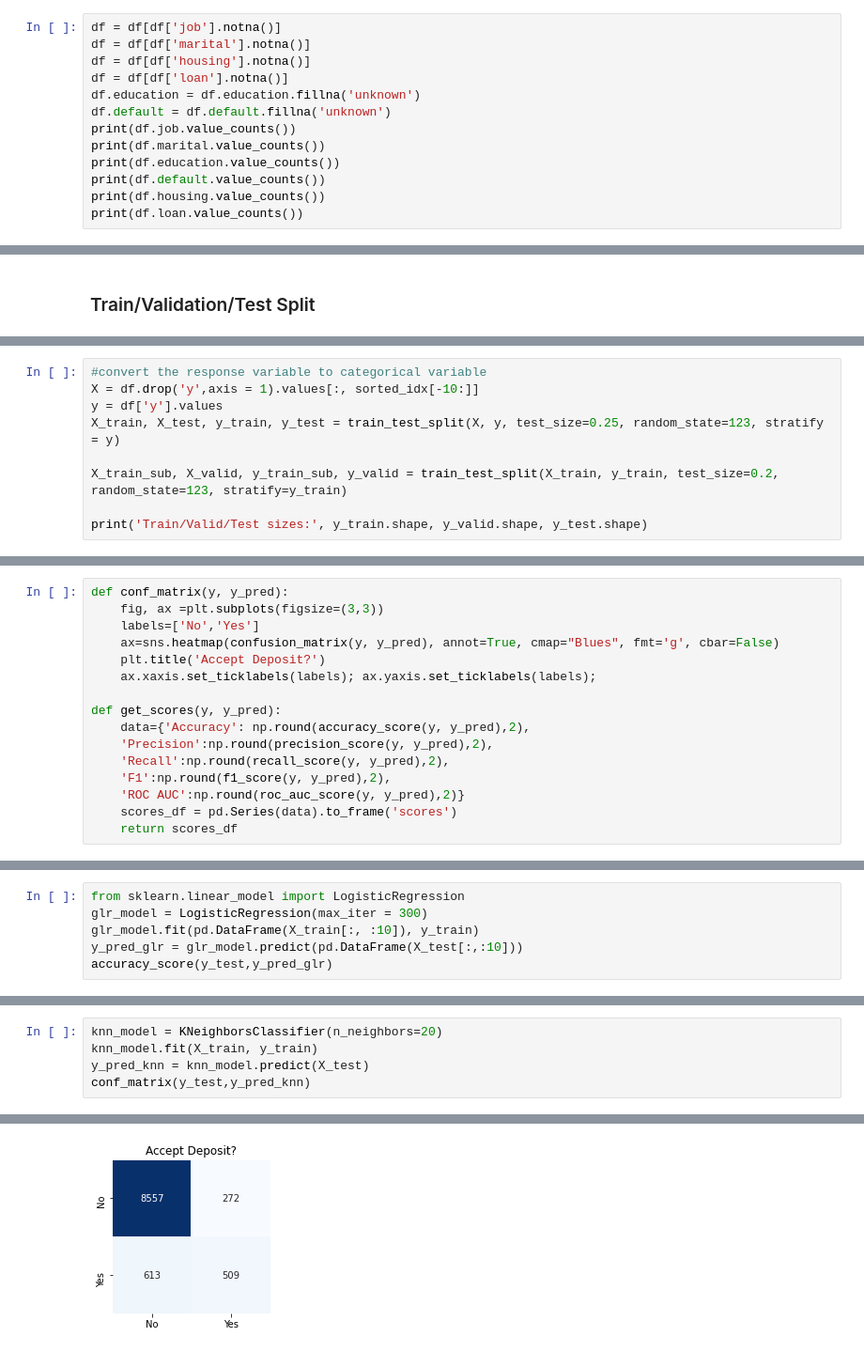
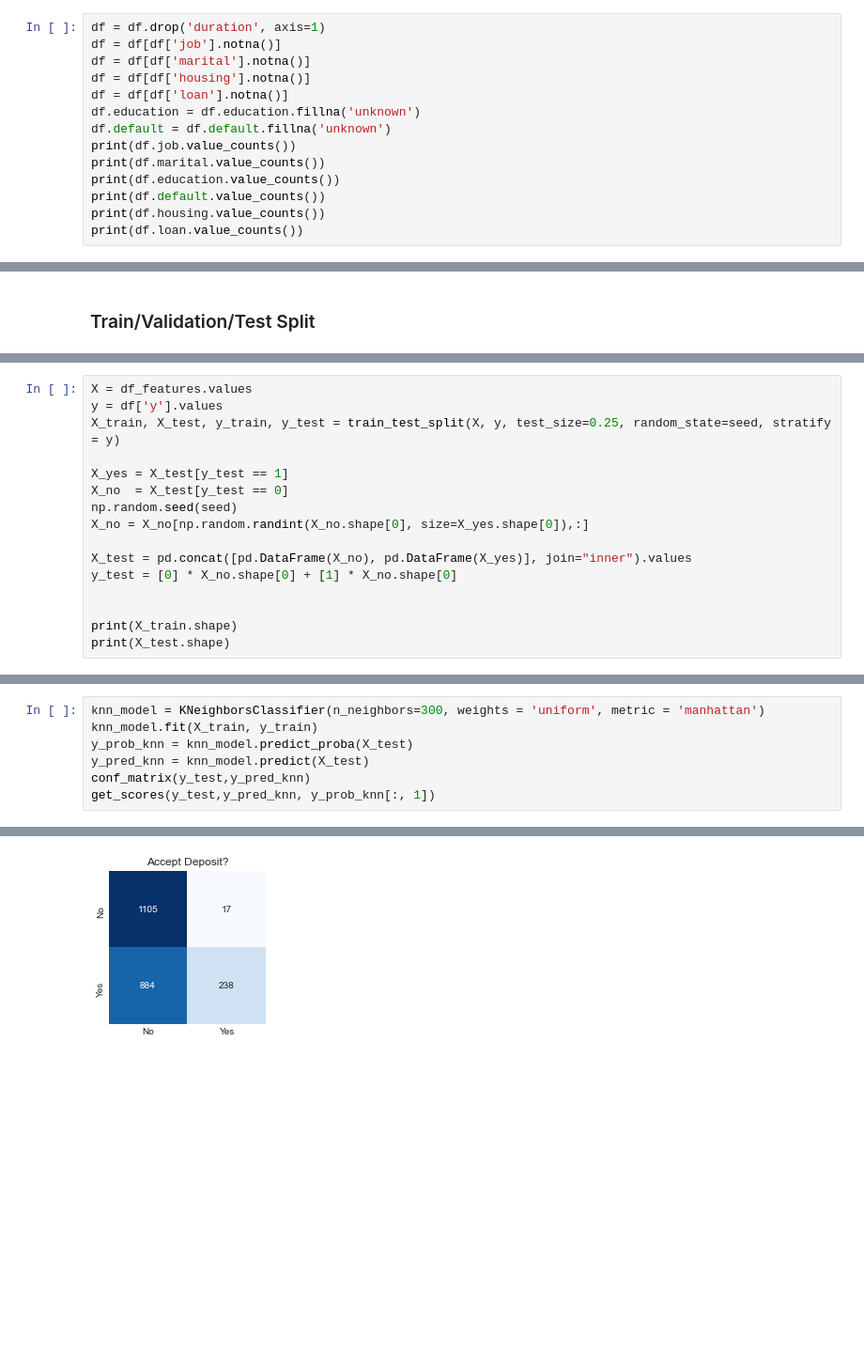
Before and after one commit to Zhaoxing-Wu/UW-Madison-FA21-STAT451, a Jupyter notebook: project.ipynb, the cells around one changed output, grey strips where cells are left out. Shown at 94% size. Saved outputs shown, nothing was run; the diff lists cells and outputs as text; blank space fills up the shorter version.

```diff
--- a/project.ipynb
+++ b/project.ipynb
@@ -89,4 +162,5 @@ max        1.400000       94.767000     -26.900000      5.045000   5228.100000
 # %%
+df = df.drop('duration', axis=1)
 df = df[df['job'].notna()]
 df = df[df['marital'].notna()]
 df = df[df['housing'].notna()]
@@ -206,10 +467,17 @@ Text(0.5, 0, 'rf Feature Importance')
 # %%
-#convert the response variable to categorical variable
-X = df.drop('y',axis = 1).values[:, sorted_idx[-10:]]
+X = df_features.values
 y = df['y'].values
-X_train, X_test, y_train, y_test = train_test_split(X, y, test_size=0.25, random_state=123, stratify = y)
+X_train, X_test, y_train, y_test = train_test_split(X, y, test_size=0.25, random_state=seed, stratify = y)
 
-X_train_sub, X_valid, y_train_sub, y_valid = train_test_split(X_train, y_train, test_size=0.2, random_state=123, stratify=y_train)
+X_yes = X_test[y_test == 1]
+X_no  = X_test[y_test == 0]
+np.random.seed(seed)
+X_no = X_no[np.random.randint(X_no.shape[0], size=X_yes.shape[0]),:]
 
-print('Train/Valid/Test sizes:', y_train.shape, y_valid.shape, y_test.shape)
+X_test = pd.concat([pd.DataFrame(X_no), pd.DataFrame(X_yes)], join="inner").values
+y_test = [0] * X_no.shape[0] + [1] * X_no.shape[0]
+
+
+print(X_train.shape)
+print(X_test.shape)
 # %% [output]
@@ -221,16 +485,0 @@ Train/Valid/Test sizes: (29852,) (5971,) (9951,)
-# %%
-def conf_matrix(y, y_pred):
-    fig, ax =plt.subplots(figsize=(3,3))
-    labels=['No','Yes']
-    ax=sns.heatmap(confusion_matrix(y, y_pred), annot=True, cmap="Blues", fmt='g', cbar=False)
-    plt.title('Accept Deposit?')
-    ax.xaxis.set_ticklabels(labels); ax.yaxis.set_ticklabels(labels);
-
-def get_scores(y, y_pred):
-    data={'Accuracy': np.round(accuracy_score(y, y_pred),2),
-    'Precision':np.round(precision_score(y, y_pred),2),
-    'Recall':np.round(recall_score(y, y_pred),2),
-    'F1':np.round(f1_score(y, y_pred),2),
-    'ROC AUC':np.round(roc_auc_score(y, y_pred),2)}
-    scores_df = pd.Series(data).to_frame('scores')
-    return scores_df
@@ -239,6 +485,0 @@ def get_scores(y, y_pred):
-# %%
-from sklearn.linear_model import LogisticRegression
-glr_model = LogisticRegression(max_iter = 300)
-glr_model.fit(pd.DataFrame(X_train[:, :10]), y_train)
-y_pred_glr = glr_model.predict(pd.DataFrame(X_test[:,:10]))
-accuracy_score(y_test,y_pred_glr)
@@ -247,6 +644,8 @@ accuracy_score(y_test,y_pred_glr)
 # %%
-knn_model = KNeighborsClassifier(n_neighbors=20)
+knn_model = KNeighborsClassifier(n_neighbors=300, weights = 'uniform', metric = 'manhattan')
 knn_model.fit(X_train, y_train)
+y_prob_knn = knn_model.predict_proba(X_test)
 y_pred_knn = knn_model.predict(X_test)
 conf_matrix(y_test,y_pred_knn)
+get_scores(y_test,y_pred_knn, y_prob_knn[:, 1])
 # %% [output]
@@ -253 +658 @@ conf_matrix(y_test,y_pred_knn)
-[figure, old version]
+[figure, new version]
```
Also changed, not shown: parts of 84 cells of this notebook.
